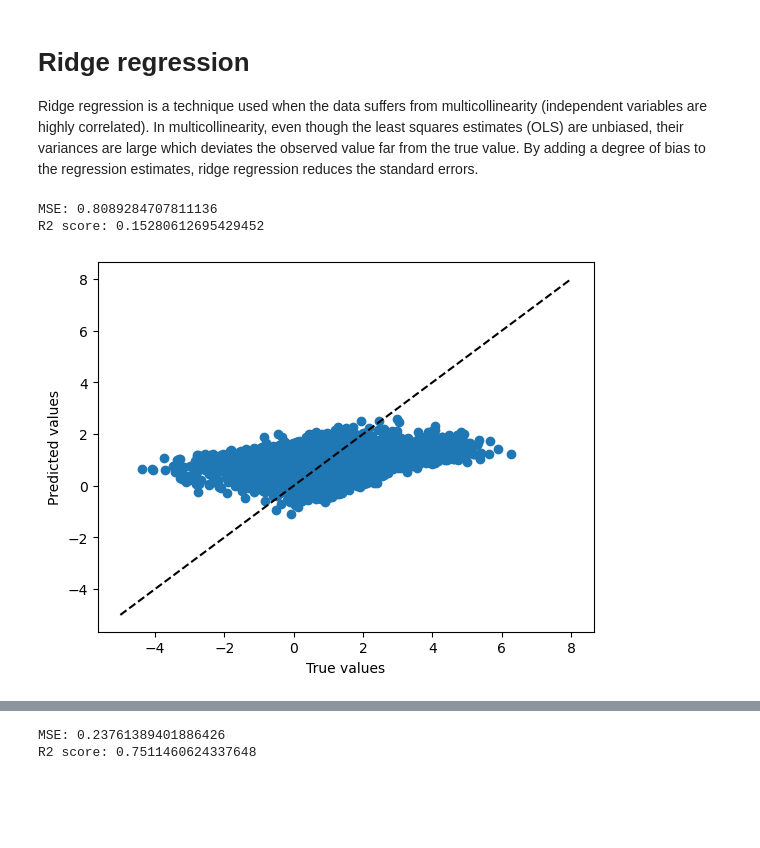
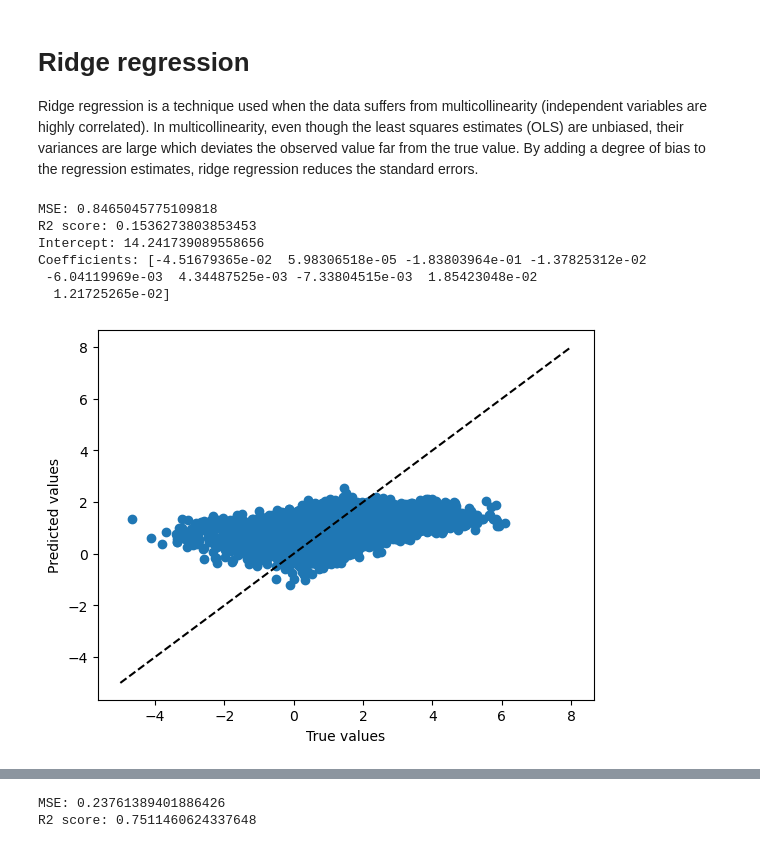
Before and after one commit to christopherogerepfl/UHI_prediction, a Jupyter notebook: exploratory.ipynb, the cells around one changed output, grey strips where cells are left out. Cells and saved outputs as stored; diff of their text form; code cells hidden in the pictures; blank space fills up the shorter version.

```diff
--- a/exploratory.ipynb
+++ b/exploratory.ipynb
@@ -215,31 +235,37 @@ Ridge regression is a technique used when the data suffers from multicollinearit
 # %%
 from sklearn.linear_model import Ridge
 
 # Create an instance of Ridge regression
-ridge = Ridge(alpha=0.5)
+ridge = Ridge(alpha=1)
 
 # Fit the model with the training data
 ridge.fit(X_train, y_train)
 
 # Predict the target variable for the test data
 y_pred = ridge.predict(X_test)
 
 # Evaluate the model performance
 mse = mean_squared_error(y_test, y_pred)
 r2 = r2_score(y_test, y_pred)
 
 print('MSE:', mse)
 print('R2 score:', r2)
 
+print('Intercept:', ridge.intercept_, '\nCoefficients:', ridge.coef_)
+
 plt.scatter(y_test, y_pred)
 plt.plot([-5, 8], [-5, 8], 'k--')
 plt.xlabel('True values')
 plt.ylabel('Predicted values')
 plt.show()
 # %% [output]
-MSE: 0.8089284707811136
-R2 score: 0.15280612695429452
+MSE: 0.8465045775109818
+R2 score: 0.1536273803853453
+Intercept: 14.241739089558656
+Coefficients: [-4.51679365e-02  5.98306518e-05 -1.83803964e-01 -1.37825312e-02
+ -6.04119969e-03  4.34487525e-03 -7.33804515e-03  1.85423048e-02
+  1.21725265e-02]
-[figure, old version]
+[figure, new version]
 # %% [markdown]
 # Multi-layer Perceptron regressor
 
```
Also changed, not shown: parts of 18 cells of this notebook, 1 other file.
